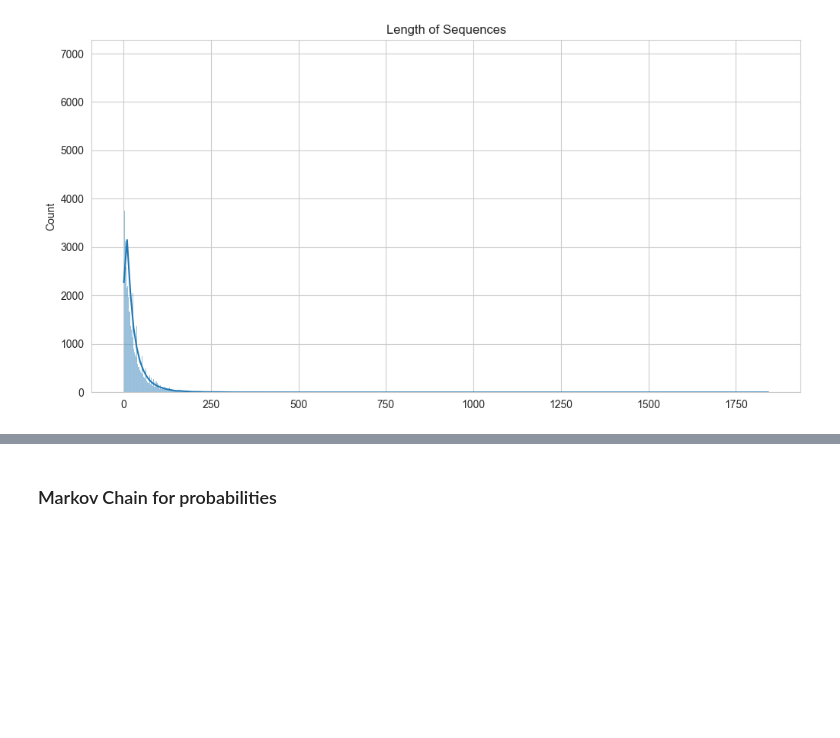
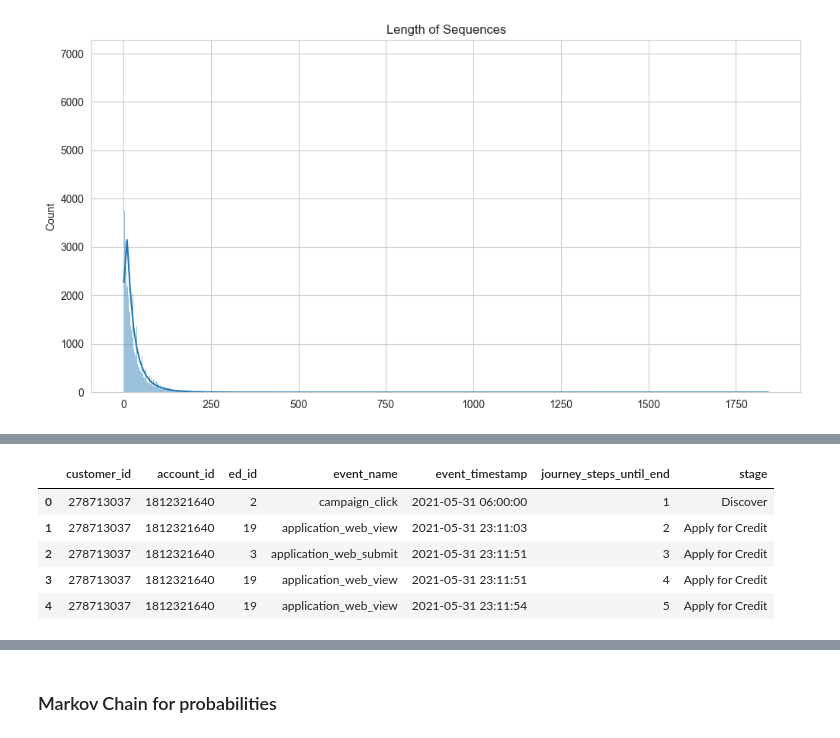
Before and after one commit to taroii/STATSM148, a Jupyter notebook: Python-Files/DataCleaning-FE-Axel.ipynb, the cells around one changed output, grey strips where cells are left out. Saved outputs shown, nothing was run; the diff lists cells and outputs as text; code cells hidden in the pictures; blank space fills up the shorter version.

```diff
--- a/Python-Files/DataCleaning-FE-Axel.ipynb
+++ b/Python-Files/DataCleaning-FE-Axel.ipynb
@@ -121,0 +142,9 @@ plt.show()
+# %%
+df.head()
+# %% [output]
+|  | customer_id | account_id | ed_id | event_name | event_timestamp | journey_steps_until_end | stage |
+| 0 | 278713037 | 1812321640 | 2 | campaign_click | 2021-05-31 06:00:00 | 1 | Discover |
+| 1 | 278713037 | 1812321640 | 19 | application_web_view | 2021-05-31 23:11:03 | 2 | Apply for Credit |
+| 2 | 278713037 | 1812321640 | 3 | application_web_submit | 2021-05-31 23:11:51 | 3 | Apply for Credit |
+| 3 | 278713037 | 1812321640 | 19 | application_web_view | 2021-05-31 23:11:51 | 4 | Apply for Credit |
+| 4 | 278713037 | 1812321640 | 19 | application_web_view | 2021-05-31 23:11:54 | 5 | Apply for Credit |
```
Also changed, not shown: parts of 17 cells of this notebook, 1 other file.
